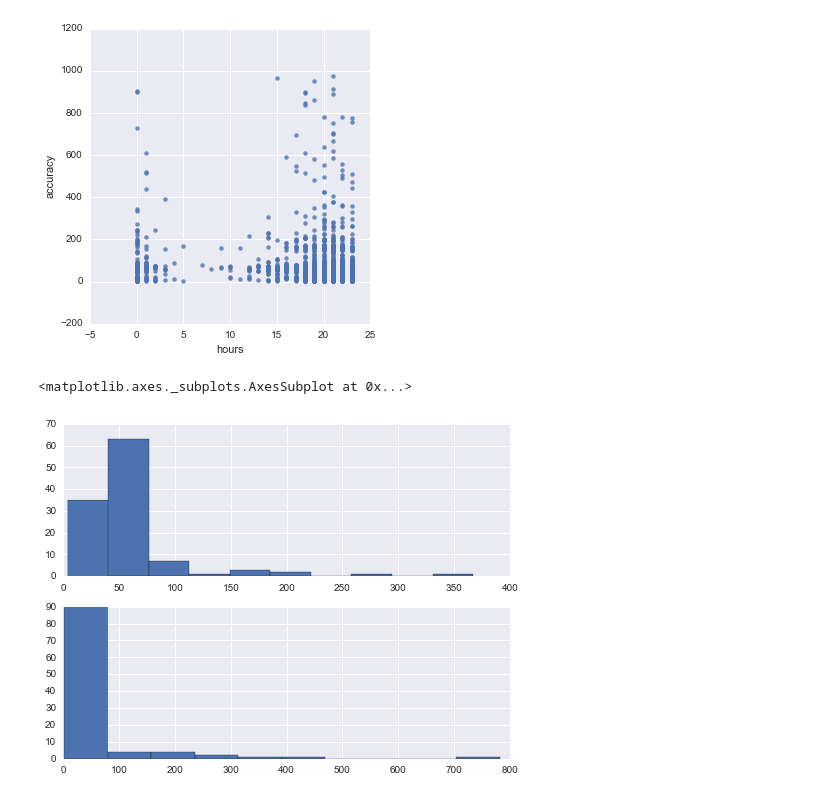
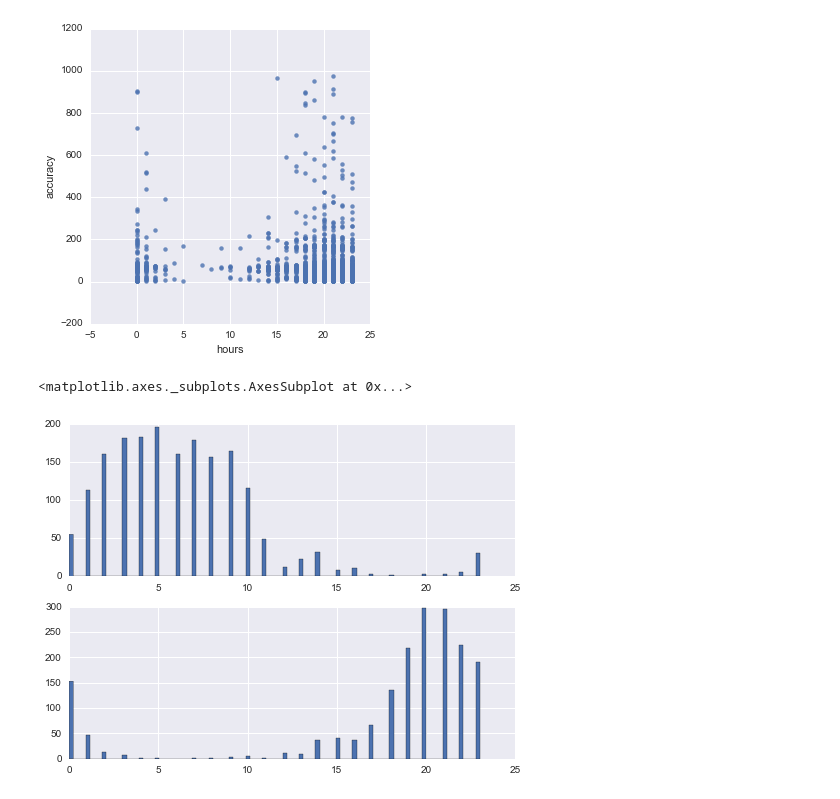
Before and after one commit to YungChunLu/MLND.Project5, a Jupyter notebook: Developing.ipynb, the cells around one changed output. Drawn from its saved outputs; the diff is of its cells as text; code cells hidden in the pictures.

```diff
--- a/Developing.ipynb
+++ b/Developing.ipynb
@@ -193,0 +229,5 @@ print "2nd period: {}, close to 1440 minutes a day.".format(time.max() / (hist_f
+# %%
+df_train['hours'] = ((df_train['time']/60)%24).astype(int)
+df_train['weekday'] = ((df_train['time']/(60*24))%7).astype(int)
+df_train['month'] = ((df_train['time']/(60*24*30))%12).astype(int)
+df_train['year'] = ((df_train['time']/(60*24*365))).astype(int)
@@ -197,7 +248,3 @@ print "2nd period: {}, close to 1440 minutes a day.".format(time.max() / (hist_f
 place1 = 8772469670
 place2 = 1623394281
 place3 = 1308450003
-# %%
-df_train['hours'] = ((df_train['time']/60)%24).astype(int)
-df_train['day'] = ((df_train['time']/(60*24))%7).astype(int)
-data_by_place = df_train.set_index('place_id')
@@ -239,9 +348,9 @@ sns.lmplot(x='hours',y='accuracy',data=data_by_place.loc[place2],fit_reg=False)
 [figure]
 # %%
 plt.subplot(211)
-df_train[(df_train['hours']==1)&(df_train['place_id']==8772469670)]['accuracy'].hist(bins=100)
+df_train[df_train['place_id']==place1]['hours'].hist(bins=100)
 plt.subplot(212)
-df_train[(df_train['hours']==1)&(df_train['place_id']==1308450003)]['accuracy'].hist(bins=100)
+df_train[df_train['place_id']==place2]['hours'].hist(bins=100)
 # %% [output]
 <matplotlib.axes._subplots.AxesSubplot at 0x...>
-[figure, old version]
+[figure, new version]
```
Also changed, not shown: parts of 23 cells of this notebook.
